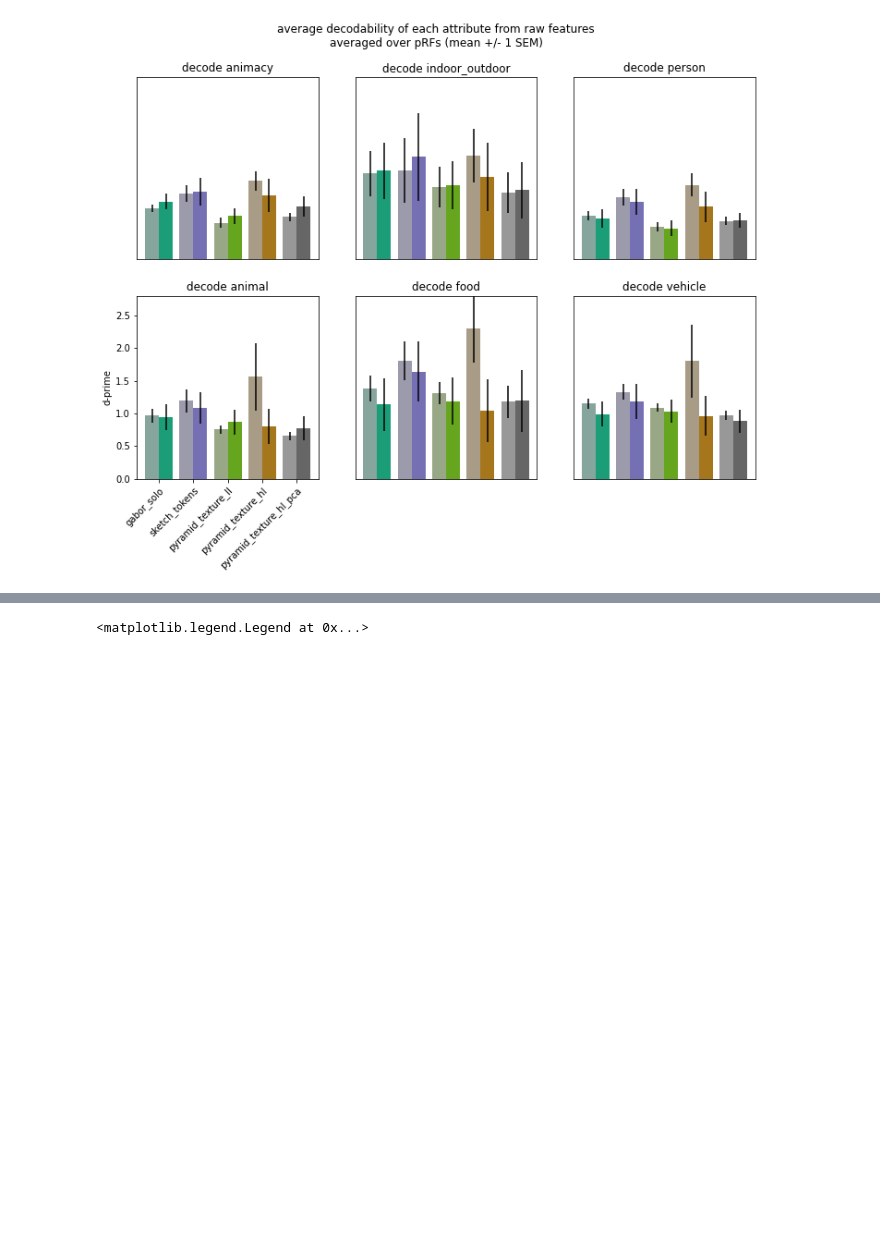
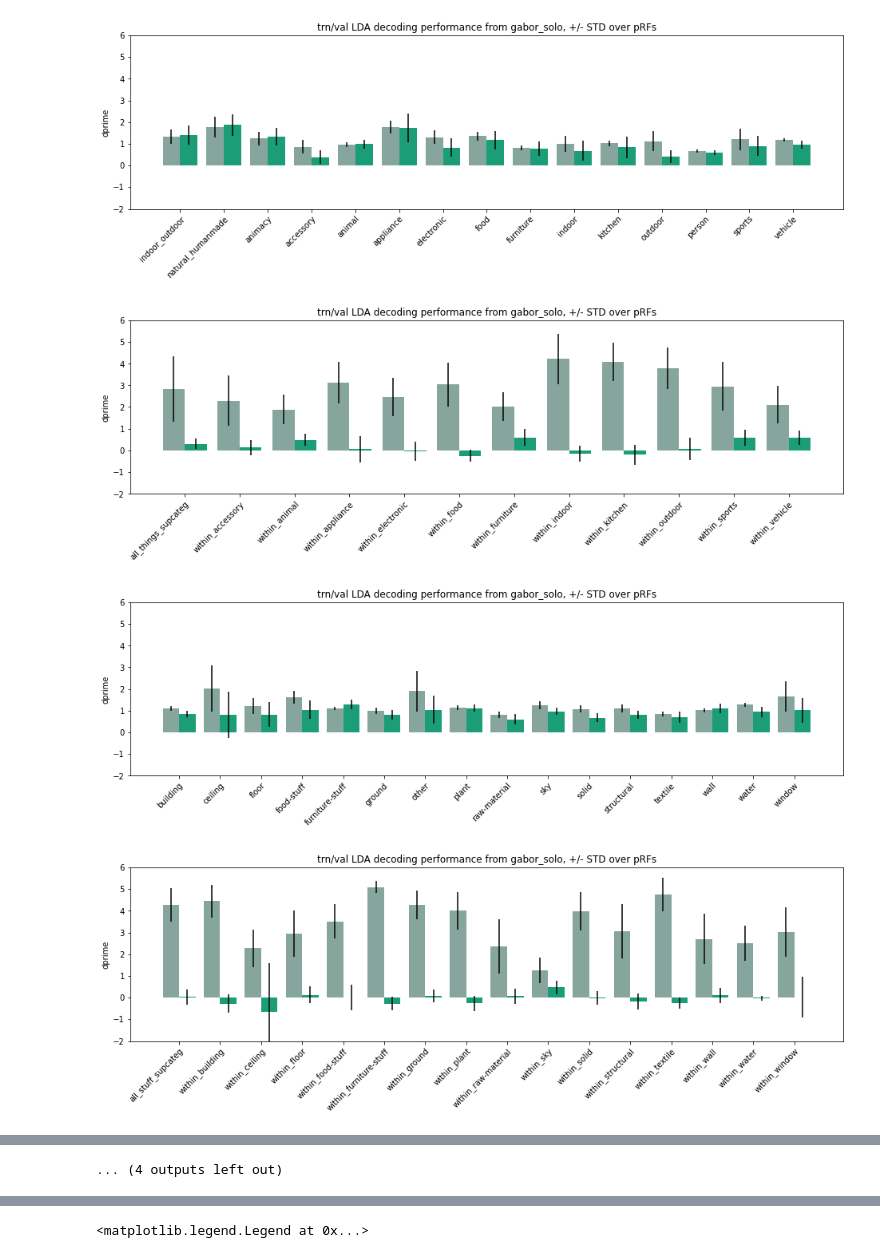
Before and after one commit to mmhenderson/modfit, a Jupyter notebook: notebooks/other_analyses/plot_semantic_decoding_from_features.ipynb, the cells around one changed output, grey strips where cells are left out. Drawn from its saved outputs; the diff is of its cells as text; code cells hidden in the pictures; blank space fills up the shorter version.

```diff
--- a/notebooks/other_analyses/plot_semantic_decoding_from_features.ipynb
+++ b/notebooks/other_analyses/plot_semantic_decoding_from_features.ipynb
@@ -100,42 +330,40 @@ loading from /user_data/mmhender/features/pyramid_texture/LDA/S2_pyramid_texture
 # %%
-# Average discriminability over all pRFs
 
 
-n_bins=20
+inds_list = [np.arange(0,15), np.arange(15,27), np.arange(27, 43), np.arange(43, 59)]
+
+
+space=0.3;
+offsets = np.linspace(-0.5+space, 0.5-space, 2)
+bw = np.min([(offsets[1] - offsets[0]), space*2])
 feature_colors = cm.Dark2(np.linspace(0,1,len(feature_type_list)))
 feature_colors_2 = feature_colors*0.5
-bw = 0.4;
-plt.figure(figsize=(12,8));
 
-for dd, discrim_type in enumerate(discrim_type_list):
-    plt.subplot(2,3,dd+1)
+for ff in range(len(feature_type_list)):
 
-    vals = trn_dprime[:,dd,:]
+    for inds in inds_list:
+        plt.figure(figsize=(16,4));
 
-    mean_vals = np.mean(vals, axis=1)
-    std_vals = np.std(vals, axis=1)
-    plt.bar(np.arange(len(feature_type_list))-bw/2,mean_vals,color=feature_colors_2, width=bw)
-    plt.errorbar(np.arange(len(feature_type_list))-bw/2, mean_vals, std_vals, \
-                 ecolor='k',zorder=10, ls='none')
+        mean_vals = np.nanmean(trn_dprime[ff,inds,:], axis=1);
+        std_vals = np.nanstd(trn_dprime[ff,inds,:], axis=1);
+        plt.bar(np.arange(len(inds))+offsets[0], mean_vals, width=bw, color=feature_colors_2[ff,:])
+        plt.errorbar(np.arange(len(inds))+offsets[0], mean_vals, std_vals, \
+                     ecolor='k',zorder=10, ls='none')
 
-    vals = val_dprime[:,dd,:]
+        mean_vals = np.nanmean(val_dprime[ff,inds,:], axis=1);
+        std_vals = np.nanstd(val_dprime[ff,inds,:], axis=1);
+        plt.bar(np.arange(len(inds))+offsets[1], mean_vals, width=bw, color=feature_colors[ff,:])
+        plt.errorbar(np.arange(len(inds))+offsets[1], mean_vals, std_vals, \
+                     ecolor='k',zorder=10, ls='none')
 
-    mean_vals = np.mean(vals, axis=1)
-    std_vals = np.std(vals, axis=1)
-    plt.bar(np.arange(len(feature_type_list))+bw/2,mean_vals,color=feature_colors, width=bw)
-    plt.errorbar(np.arange(len(feature_type_list))+bw/2, mean_vals, std_vals, \
-                 ecolor='k',zorder=10, ls='none')
+        plt.xticks(np.arange(len(inds)), np.array(discrim_type_list)[inds], \
+                   rotation=45,ha='right',rotation_mode='anchor')
 
-    if dd==3:
-        plt.xticks(np.arange(len(feature_type_list)), feature_type_list, \
-               rotation=45,ha='right',rotation_mode='anchor')
-        plt.ylabel('d-prime')
-    else:
-        plt.xticks([])
-        plt.yticks([])
-    plt.title('decode %s'%discrim_type)
-    plt.ylim([0.0, 2.8])
-
-plt.suptitle('average decodability of each attribute from raw features\naveraged over pRFs (mean +/- 1 SEM)');
+        plt.title('trn/val LDA decoding performance from %s, +/- STD over pRFs'%feature_type_list[ff])
+        plt.ylim([-2,6])
+        plt.ylabel('dprime')
 # %% [output]
-[figure, old version]
+[figure, new version]
+[figure, added]
+[figure, added]
+[figure, added]
@@ -141,0 +378 @@ plt.suptitle('average decodability of each attribute from raw features\naveraged
+... (4 outputs left out)
```
Also changed, not shown: parts of 29 cells of this notebook, 7 other files.
